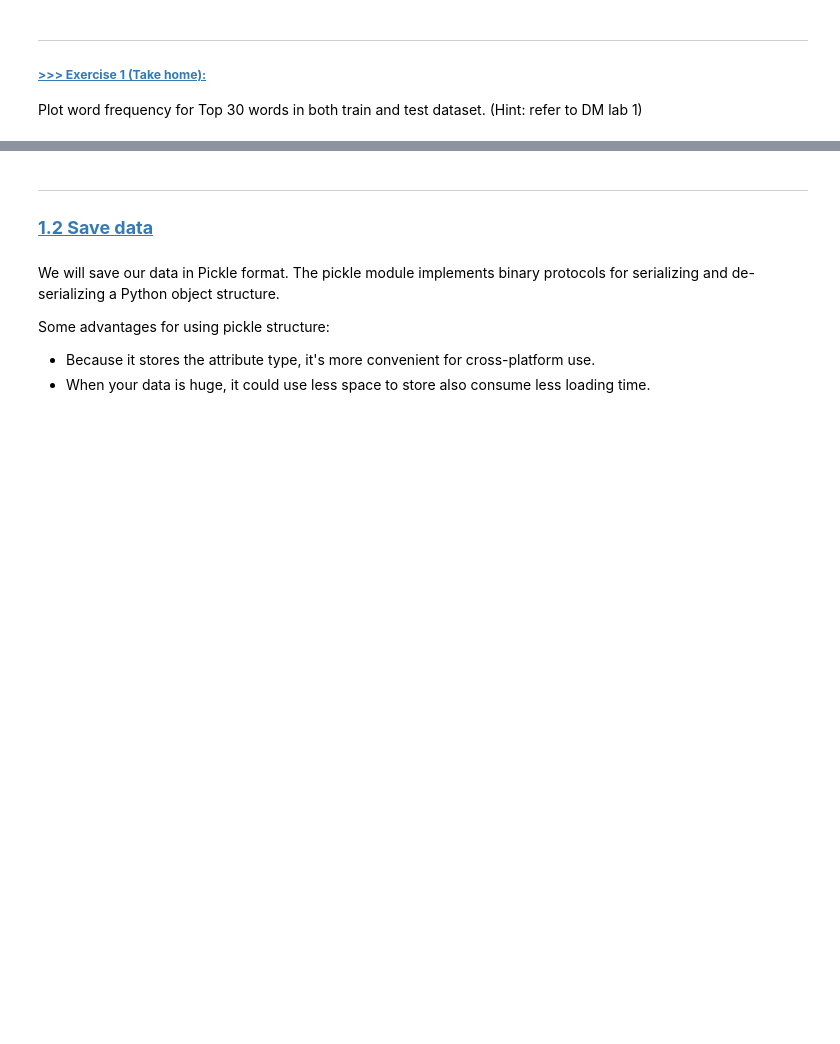
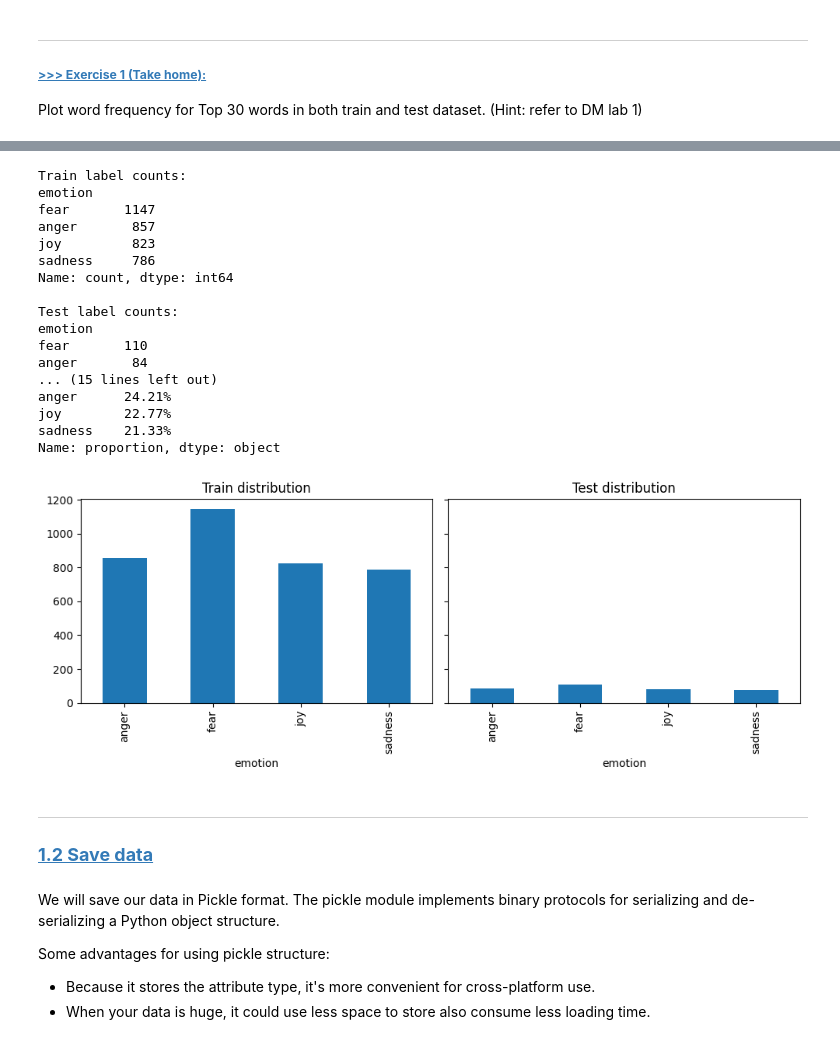
Before and after one commit to Erichub17/DM2025-Lab2-Exercise, a Jupyter notebook: DM2025-Lab2-Master-Phase_1.ipynb, the cells around one changed output, grey strips where cells are left out. Saved outputs shown, nothing was run; the diff lists cells and outputs as text; code cells hidden in the pictures; blank space fills up the shorter version.

```diff
--- a/DM2025-Lab2-Master-Phase_1.ipynb
+++ b/DM2025-Lab2-Master-Phase_1.ipynb
@@ -350,3 +174,46 @@ Testing set unique words: 2336
+# %%
+# Answer here
+# 類別分佈（次數）
+print("Train label counts:")
+print(train_df['emotion'].value_counts())
+
+print("\nTest label counts:")
+print(test_df['emotion'].value_counts())
+
+# 類別分佈（比例）
+print("\nTrain label ratio:")
+print((train_df['emotion'].value_counts(normalize=True) * 100).round(2).astype(str) + '%')
+
+print("\nTest label ratio:")
+print((test_df['emotion'].value_counts(normalize=True) * 100).round(2).astype(str) + '%')
+
+# 視覺化：train/test 併排長條圖
+import matplotlib.pyplot as plt
+
+fig, axes = plt.subplots(1, 2, figsize=(10,4), sharey=True)
+train_df['emotion'].value_counts().sort_index().plot(kind='bar', ax=axes[0], title='Train distribution')
+test_df['emotion'].value_counts().sort_index().plot(kind='bar', ax=axes[1], title='Test distribution')
+plt.tight_layout()
+plt.show()
+# %% [output]
+Train label counts:
+emotion
+fear       1147
+anger       857
+joy         823
+sadness     786
+Name: count, dtype: int64
+
+Test label counts:
+emotion
+fear       110
+anger       84
+... (15 lines left out)
+anger      24.21%
+joy        22.77%
+sadness    21.33%
+Name: proportion, dtype: object
+[figure, added]
 # %% [markdown]
 ---
 ### <a id='toc1_5_2_'></a>[**1.2 Save data**](#toc0_)
```
Also changed, not shown: parts of 73 cells of this notebook.
